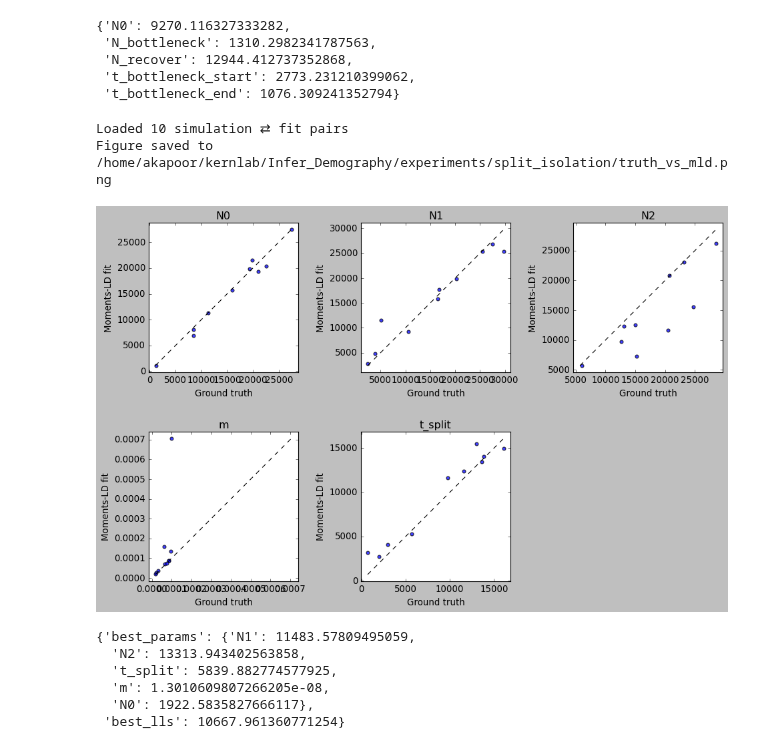
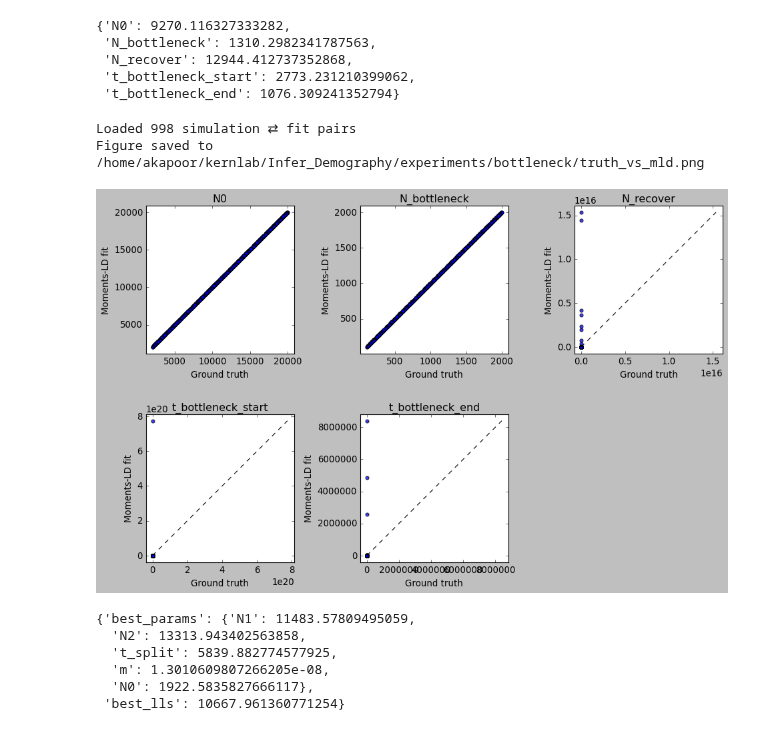
Before and after one commit to ak1376/Infer_Demography, a Jupyter notebook: notebooks/inspecting_output.ipynb, the cells around one changed output. Drawn from its saved outputs; the diff is of its cells as text; code cells hidden in the pictures.

Commit message:
implementing standalone script for the bottleneck model

```diff
--- a/notebooks/inspecting_output.ipynb
+++ b/notebooks/inspecting_output.ipynb
@@ -681,7 +681,7 @@ sampled_params
 # --------------------------------------------------------------------------
 
 # %% -------------------------------------------------------- user settings
-MODEL       = "split_isolation"            # <-- change if needed
+MODEL       = "bottleneck"            # <-- change if needed
 OUT_PNG     = f"/home/akapoor/kernlab/Infer_Demography/experiments/{MODEL}/truth_vs_mld.png"
 KEEP_FAILED = False                   # True = keep fits that contain None
 
@@ -751,36 +751,36 @@ for i, p in enumerate(params):
     ax.scatter(x, y, s=20, alpha=0.75)
     lo, hi = min(x.min(), y.min()), max(x.max(), y.max())
     pad = 0.05 * (hi - lo)
     ax.plot([lo, hi], [lo, hi], "k--", lw=1)
     ax.set_xlim(lo - pad, hi + pad)
     ax.set_ylim(lo - pad, hi + pad)
     ax.set_title(p)
     ax.set_xlabel("Ground truth")
     ax.set_ylabel("Moments‑LD fit")
     ax.set_aspect("equal", adjustable="box")
 
 # hide any empty axes
 for j in range(len(params), n_rows*n_cols):
     r, c = divmod(j, n_cols)
     axes[r][c].axis("off")
 
 fig.tight_layout()
 fig.savefig(OUT_PNG, dpi=300)
 print("Figure saved to", OUT_PNG)
 
 # %% [markdown] -------------------------------------------------------------
 # ## What next?
 #
 # * Scroll through the scatter plots to spot systematic bias or variance.
 # * Hover a point in Jupyter Lab (if enabled) to read its simulation ID
 #   (sid shown on the index of `df`).
 # * To investigate an outlier, pick its `sid` and open the corresponding
 #   `sampled_params.pkl` / `best_fit.pkl`.
 # --------------------------------------------------------------------------
 # %% [output]
-Loaded 10 simulation ⇄ fit pairs
-Figure saved to /home/akapoor/kernlab/Infer_Demography/experiments/split_isolation/truth_vs_mld.png
+Loaded 998 simulation ⇄ fit pairs
+Figure saved to /home/akapoor/kernlab/Infer_Demography/experiments/bottleneck/truth_vs_mld.png
-[figure, old version]
+[figure, new version]
 # %%
 with open('/home/akapoor/kernlab/Infer_Demography/debugging_experiments/split_isolation/inferences/sim_0/MomentsLD/best_fit.pkl', 'rb') as f:
     best_fit = pickle.load(f)
```
Also changed, not shown: parts of 3 cells of this notebook, 7 other files.
